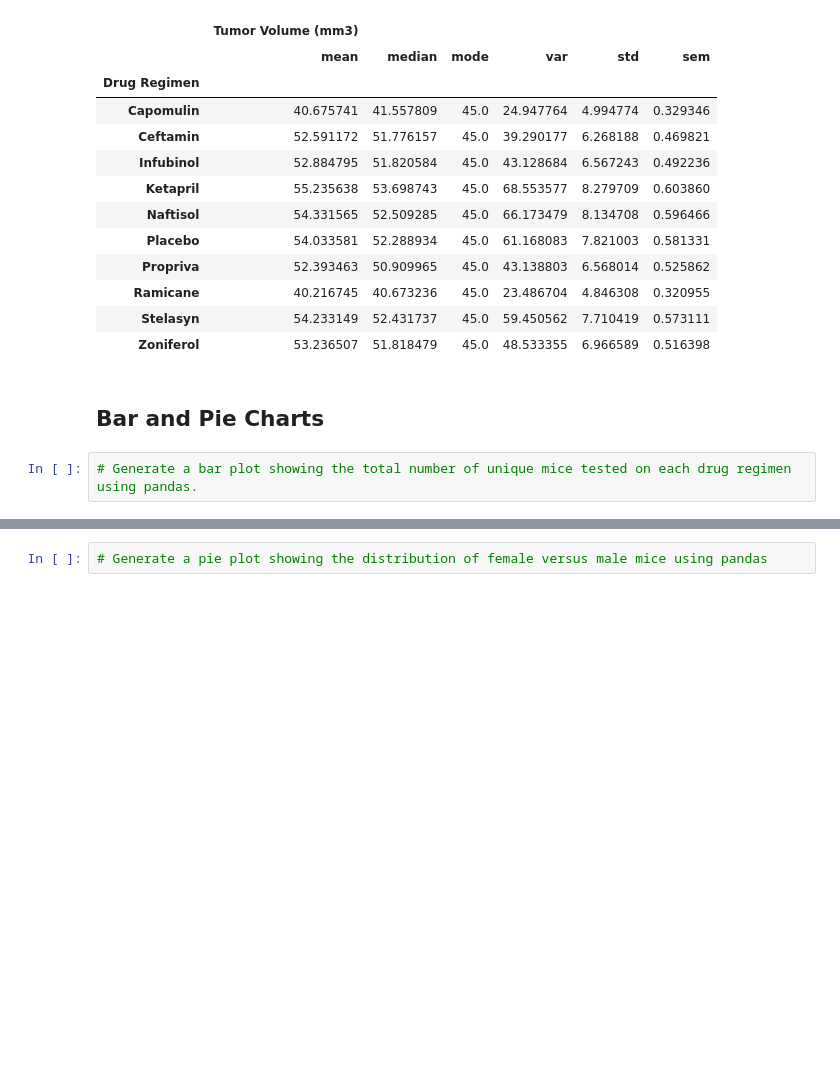
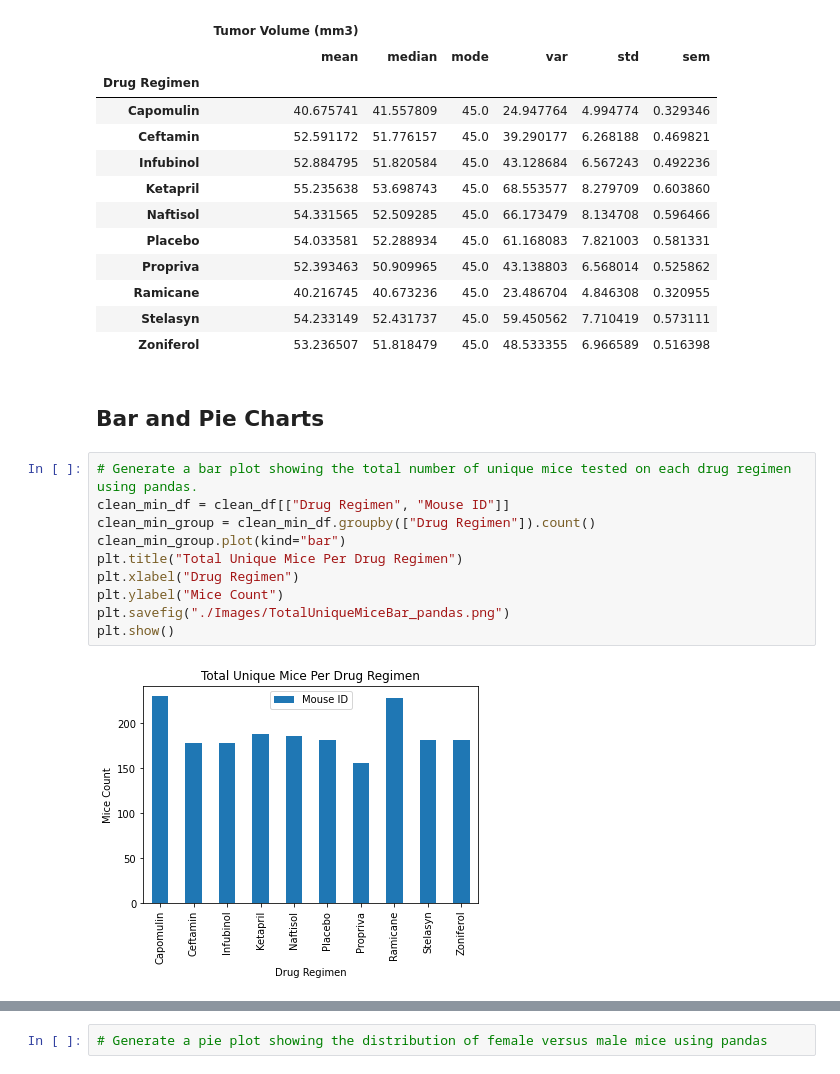
Before and after one commit to sean-galloway/matplotlib_Pymaceuticals, a Jupyter notebook: pymaceuticals.ipynb, the cells around one changed output, grey strips where cells are left out. Saved outputs shown, nothing was run; the diff lists cells and outputs as text; blank space fills up the shorter version.

Commit message:
completed the bar graphs

```diff
--- a/pymaceuticals.ipynb
+++ b/pymaceuticals.ipynb
@@ -152,5 +152,15 @@ clean_agg_group
 ## Bar and Pie Charts
 # %%
 # Generate a bar plot showing the total number of unique mice tested on each drug regimen using pandas.
+clean_min_df = clean_df[["Drug Regimen", "Mouse ID"]]
+clean_min_group = clean_min_df.groupby(["Drug Regimen"]).count()
+clean_min_group.plot(kind="bar")
+plt.title("Total Unique Mice Per Drug Regimen")
+plt.xlabel("Drug Regimen")
+plt.ylabel("Mice Count")
+plt.savefig("./Images/TotalUniqueMiceBar_pandas.png")
+plt.show()
+# %% [output]
+[figure, added]
 # %%
 # Generate a bar plot showing the total number of unique mice tested on each drug regimen using pyplot.
```
Also changed, not shown: parts of 2 cells of this notebook, 2 other files.
